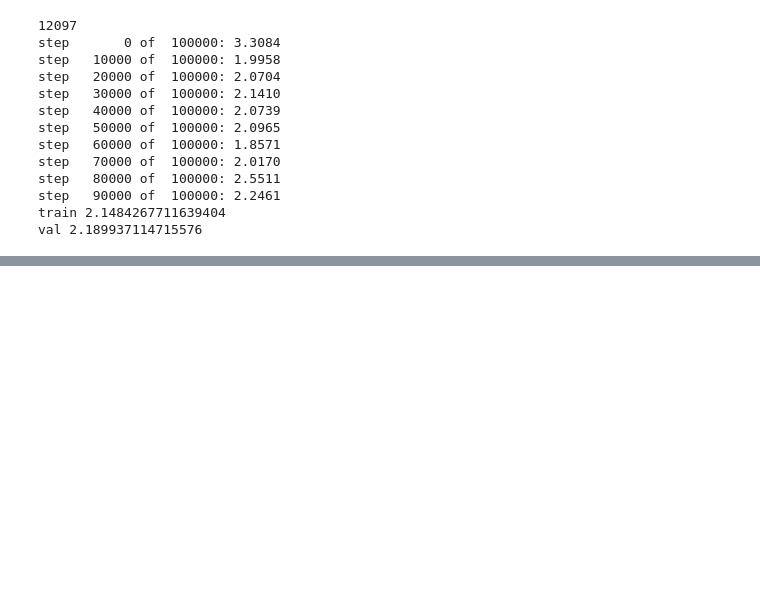
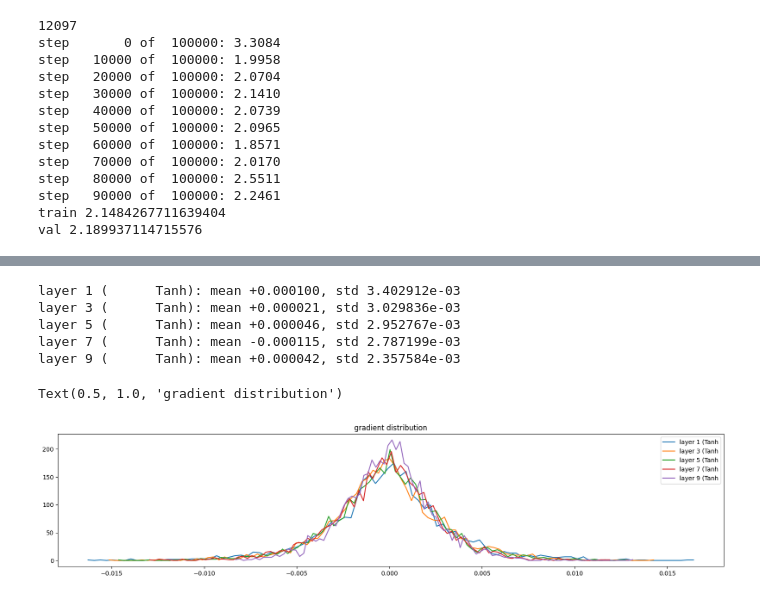
Before and after one commit to startswithzed/neural-nets-playground, a Jupyter notebook: makemore/mlp_pt2.ipynb, the cells around one changed output, grey strips where cells are left out. Saved outputs shown, nothing was run; the diff lists cells and outputs as text; code cells hidden in the pictures; blank space fills up the shorter version.

```diff
--- a/makemore/mlp_pt2.ipynb
+++ b/makemore/mlp_pt2.ipynb
@@ -946,0 +999,7 @@ val 2.189937114715576
+# %%
+class Tanh:
+    def __call__(self, x):
+        self.out = torch.tanh(x)
+        return self.out
+    def parameters(self):
+        return []
@@ -946,0 +1105,21 @@ val 2.189937114715576
+# %%
+# for gradients
+plt.figure(figsize=(20, 4))
+legends = []
+for i, layer in enumerate(layers[:-1]):
+  if isinstance(layer, Tanh):
+    t = layer.out.grad
+    print('layer %d (%10s): mean %+f, std %e' % (i, layer.__class__.__name__, t.mean(), t.std()))
+    hy, hx = torch.histogram(t, density=True)
+    plt.plot(hx[:-1].detach(), hy.detach())
+    legends.append(f'layer {i} ({layer.__class__.__name__}')
+plt.legend(legends);
+plt.title('gradient distribution')
+# %% [output]
+layer 1 (      Tanh): mean +0.000100, std 3.402912e-03
+layer 3 (      Tanh): mean +0.000021, std 3.029836e-03
+layer 5 (      Tanh): mean +0.000046, std 2.952767e-03
+layer 7 (      Tanh): mean -0.000115, std 2.787199e-03
+layer 9 (      Tanh): mean +0.000042, std 2.357584e-03
+Text(0.5, 1.0, 'gradient distribution')
+[figure, added]
```
Also changed, not shown: parts of 11 cells of this notebook.
